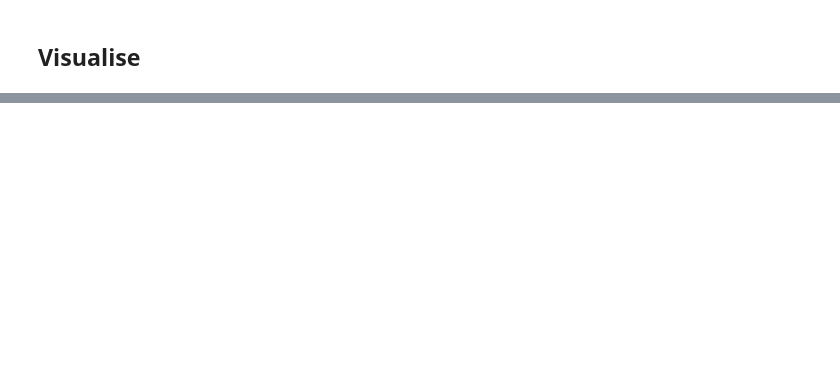
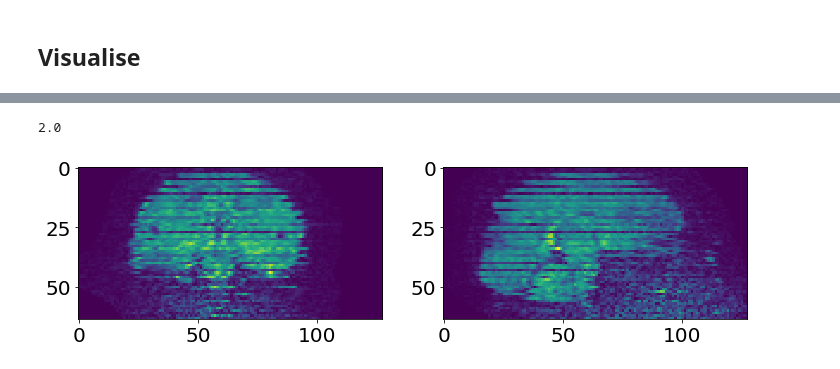
Before and after one commit to marksgraham/deep-qc, a Jupyter notebook: code/test_real_data.ipynb, the cells around one changed output, grey strips where cells are left out. Drawn from its saved outputs; the diff is of its cells as text; code cells hidden in the pictures; blank space fills up the shorter version.

```diff
--- a/code/test_real_data.ipynb
+++ b/code/test_real_data.ipynb
@@ -226,9 +269,8 @@ from matplotlib import animation
 from matplotlib import animation, rc
 from IPython.display import HTML
 
-y_val = (y==2)
-y_pred_val = y_pred_svm
-
+y_val = (y!=0)
+y_pred_val = y_pred
 ind_true_pos = [indx for indx,y in enumerate(y_val) if (y_val[indx] == 1) and (y_pred_val[indx] == 1) ]
 ind_true_neg = [indx for indx,y in enumerate(y_val) if (y_val[indx] == 0) and (y_pred_val[indx] == 0) ]
 ind_false_neg = [indx for indx,y in enumerate(y_val) if (y_val[indx] == 1) and (y_pred_val[indx] == 0) ]
@@ -289,0 +332,13 @@ HTML(anim.to_html5_video())
+# %%
+plt.figure(figsize=(12,12))
+index =9
+slice_=64
+index2 = ind_false_neg[index]
+plt.subplot(1,2,1)
+plt.imshow(np.rot90(X[index2,:,slice_,:]))
+plt.subplot(1,2,2)
+plt.imshow(np.rot90(X[index2,slice_,:,:]))
+print(y[index2])
+# %% [output]
+2.0
+[figure, added]
```
Also changed, not shown: parts of 7 cells of this notebook.
